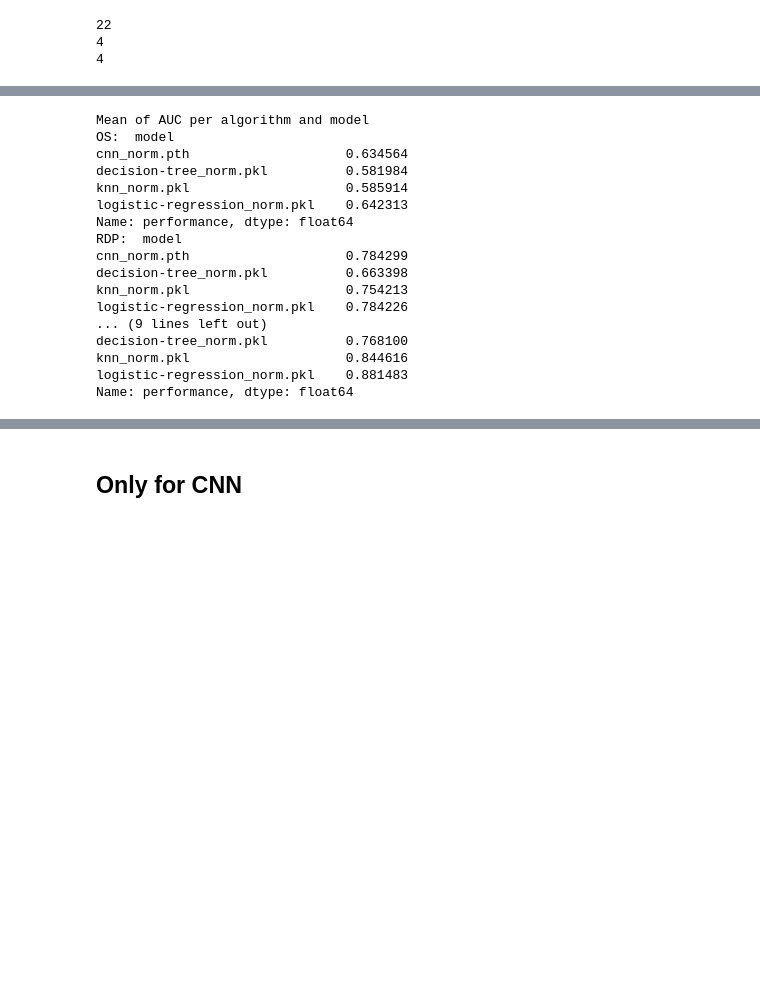
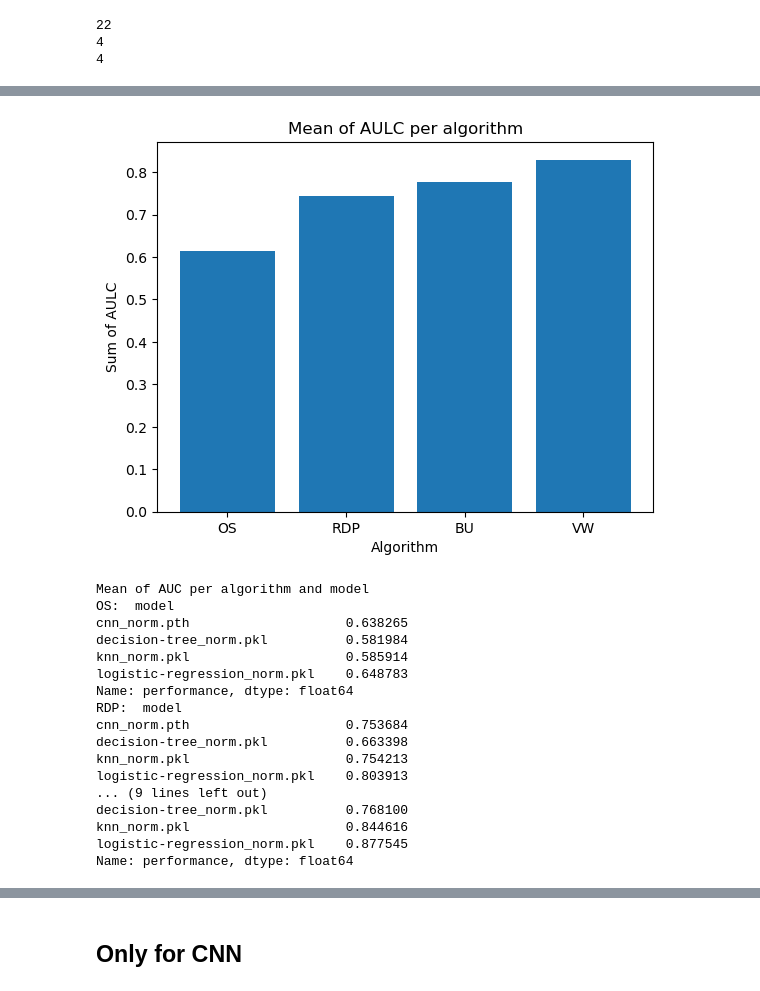
Before and after one commit to femartip/XAI_time_series, a Jupyter notebook: results/global_results.ipynb, the cells around one changed output, grey strips where cells are left out. Drawn from its saved outputs; the diff is of its cells as text; code cells hidden in the pictures; blank space fills up the shorter version.

```diff
--- a/results/global_results.ipynb
+++ b/results/global_results.ipynb
@@ -56,29 +98,37 @@ VC:  0.839783268813114
+# %%
+sum_auc = [os_alg_mean_all, rdp_alg_mean_all, bu_alg_mean_all, vw_alg_mean_all]
+plt.bar(['OS', 'RDP', 'BU', 'VW'],sum_auc)
+plt.title('Mean of AULC per algorithm')
+plt.xlabel('Algorithm')
+plt.ylabel('Sum of AULC')
+plt.show()
+# %% [output]
+[figure, added]
 # %%
-os_alg = results.query('simp_algorithm == "OS"')
-os_alg = os_alg.groupby("model")["performance"].mean()
-rdp_alg = results.query('simp_algorithm == "RDP"').groupby("model")["performance"].mean()
-bu_alg = results.query('simp_algorithm == "BU"').groupby("model")["performance"].mean()
-vc_alg = results.query('simp_algorithm == "VC"').groupby("model")["performance"].mean()
+os_alg_all_per_model = results.query('simp_algorithm == "OS"').groupby("model")["performance"].mean()
+rdp_alg_all_per_model = results.query('simp_algorithm == "RDP"').groupby("model")["performance"].mean()
+bu_alg_all_per_model = results.query('simp_algorithm == "BU"').groupby("model")["performance"].mean()
+vw_alg_all_per_model = results.query('simp_algorithm == "VW"').groupby("model")["performance"].mean()
 print("Mean of AUC per algorithm and model")
-print("OS: ", os_alg)
-print("RDP: ", rdp_alg)
-print("BU: ", bu_alg)
-print("VC: ", vc_alg)
+print("OS: ", os_alg_all_per_model)
+print("RDP: ", rdp_alg_all_per_model)
+print("BU: ", bu_alg_all_per_model)
+print("VC: ", vw_alg_all_per_model)
 # %% [output]
 Mean of AUC per algorithm and model
 OS:  model
-cnn_norm.pth                    0.634564
+cnn_norm.pth                    0.638265
 decision-tree_norm.pkl          0.581984
 knn_norm.pkl                    0.585914
-logistic-regression_norm.pkl    0.642313
+logistic-regression_norm.pkl    0.648783
 Name: performance, dtype: float64
 RDP:  model
-cnn_norm.pth                    0.784299
+cnn_norm.pth                    0.753684
 decision-tree_norm.pkl          0.663398
 knn_norm.pkl                    0.754213
-logistic-regression_norm.pkl    0.784226
+logistic-regression_norm.pkl    0.803913
 ... (9 lines left out)
 decision-tree_norm.pkl          0.768100
 knn_norm.pkl                    0.844616
-logistic-regression_norm.pkl    0.881483
+logistic-regression_norm.pkl    0.877545
 Name: performance, dtype: float64
```
Also changed, not shown: parts of 14 cells of this notebook, 56 other files.
